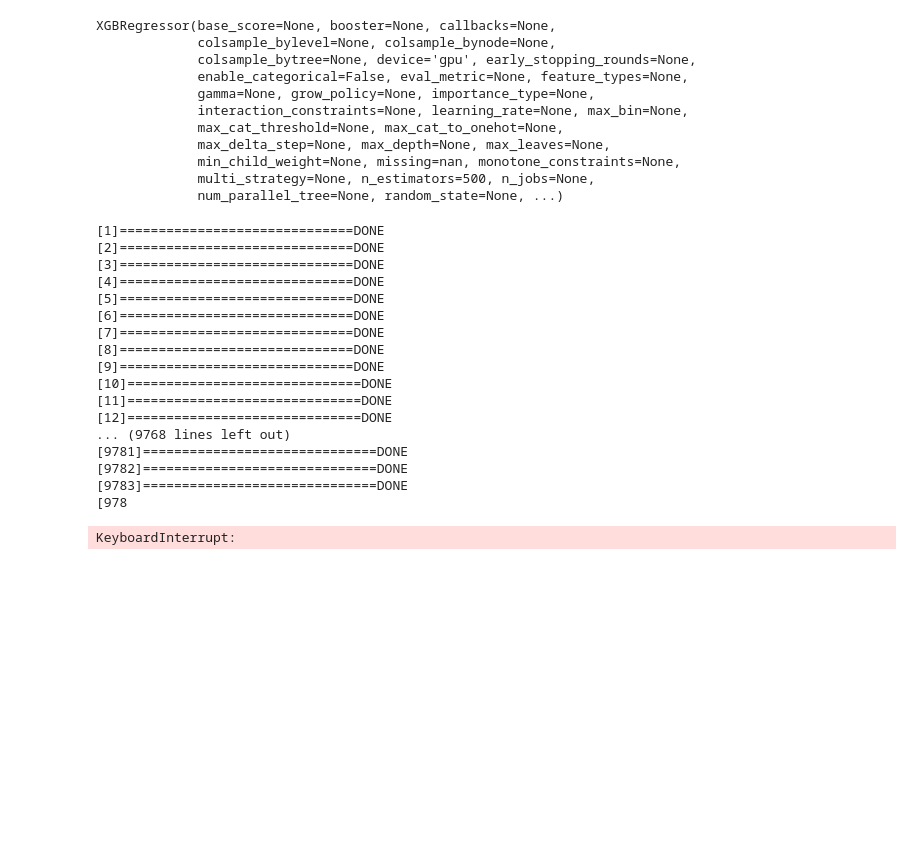
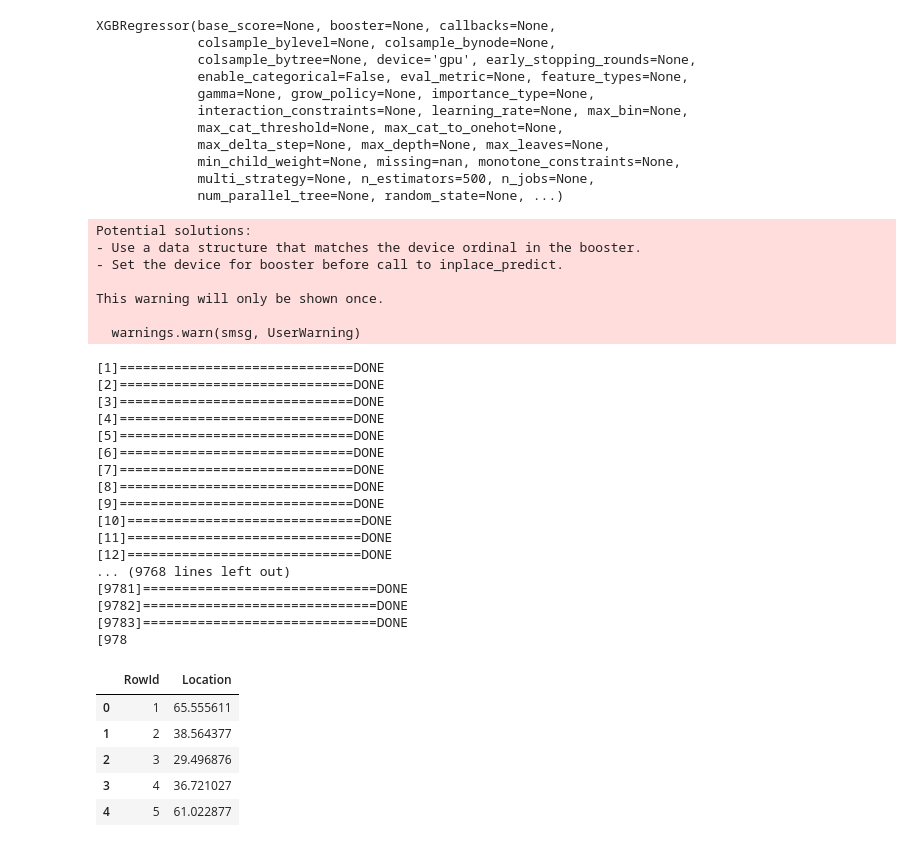
Before and after one commit to vishal-adithya/FacePointX, a Jupyter notebook: main.ipynb, the cells around one changed output. Drawn from its saved outputs; the diff is of its cells as text; code cells hidden in the pictures; blank space fills up the shorter version.

Commit message:
submission.csv updated
score :  4.977

```diff
--- a/main.ipynb
+++ b/main.ipynb
@@ -259,26 +252,44 @@ for index,row in sub.iterrows():
     n+=1
     fn = row["FeatureName"]
     model = model_dict[fn]
-    row["Location"] = model.predict(X_test_preprocessed_features[sub["ImageId"] - 1])[0]
+    y_pred = model.predict(X_test_preprocessed_features[sub["ImageId"] - 1])[0]
     print(f"[{n}]==============================DONE")
-
+    sub.at[index,"Location"] = y_pred
 sub.to_csv("submission_model-v1.csv")
 # %% [output]
-[1]==============================DONE
-[2]==============================DONE
-[3]==============================DONE
-[4]==============================DONE
-[5]==============================DONE
-[6]==============================DONE
-[7]==============================DONE
-[8]==============================DONE
-[9]==============================DONE
-[10]==============================DONE
-[11]==============================DONE
-[12]==============================DONE
-... (9768 lines left out)
-[9781]==============================DONE
-[9782]==============================DONE
-[9783]==============================DONE
-[978
+Potential solutions:
+- Use a data structure that matches the device ordinal in the booster.
+- Set the device for booster before call to inplace_predict.
+
+This warning will only be shown once.
+
+  warnings.warn(smsg, UserWarning)
-KeyboardInterrupt:
+[1]==============================DONE
+[2]==============================DONE
+[3]==============================DONE
+[4]==============================DONE
+[5]==============================DONE
+[6]==============================DONE
+[7]==============================DONE
+[8]==============================DONE
+[9]==============================DONE
+[10]==============================DONE
+[11]==============================DONE
+[12]==============================DONE
+... (9768 lines left out)
+[9781]==============================DONE
+[9782]==============================DONE
+[9783]==============================DONE
+[978
+# %%
+sub = pd.read_csv("submission_model-v1.csv")
+sub.drop(columns=["Unnamed: 0","ImageId","FeatureName"],inplace=True)
+sub.to_csv("submission.csv",index=False)
+sub.head()
+# %% [output]
+|  | RowId | Location |
+| 0 | 1 | 65.555611 |
+| 1 | 2 | 38.564377 |
+| 2 | 3 | 29.496876 |
+| 3 | 4 | 36.721027 |
+| 4 | 5 | 61.022877 |
```
Also changed, not shown: parts of 4 cells of this notebook, 4 other files.
